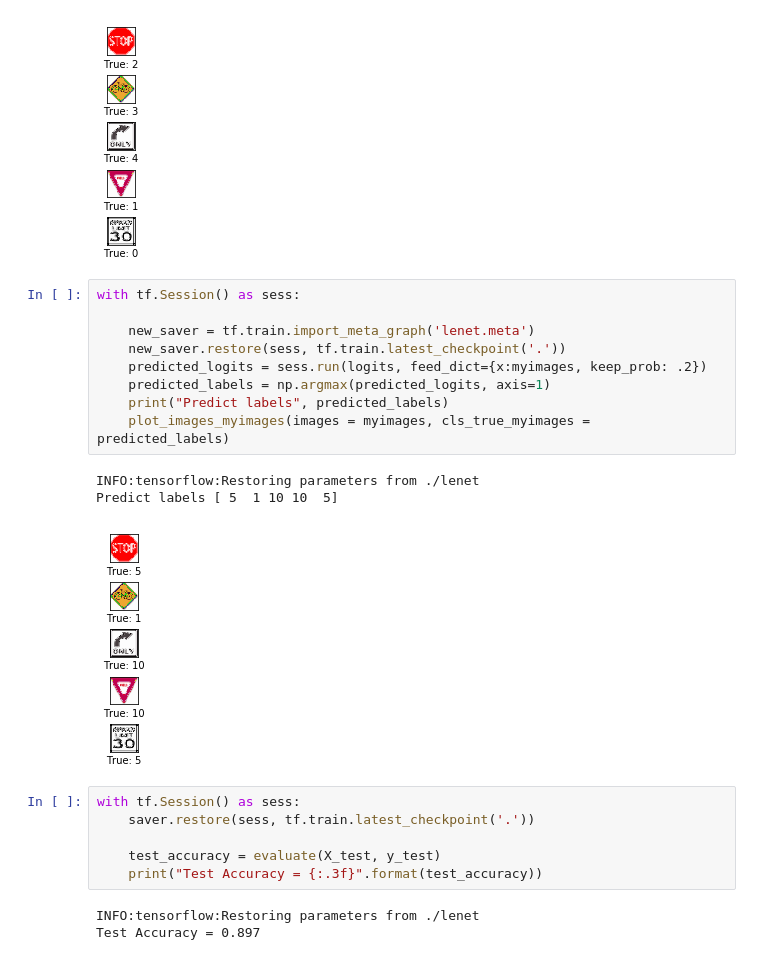
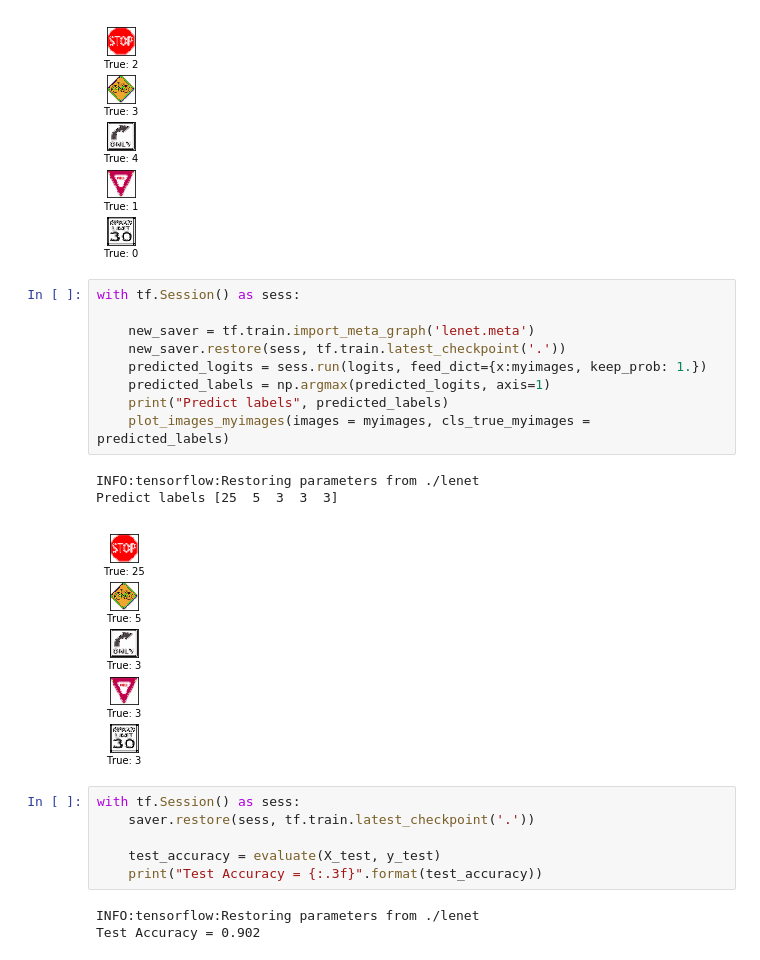
Before and after one commit to rm51/sdc_project2, a Jupyter notebook: traffic_signs_classifier_lenet.ipynb, the cells around one changed output. Saved outputs shown, nothing was run; the diff lists cells and outputs as text.

Commit message:
Changed dropout to 1.0 for my images

```diff
--- a/traffic_signs_classifier_lenet.ipynb
+++ b/traffic_signs_classifier_lenet.ipynb
@@ -421,16 +421,16 @@ plot_images_myimages(images = myimages, cls_true_myimages = cls_true_myimages)
 # %%
 with tf.Session() as sess:
 
     new_saver = tf.train.import_meta_graph('lenet.meta')
     new_saver.restore(sess, tf.train.latest_checkpoint('.'))
-    predicted_logits = sess.run(logits, feed_dict={x:myimages, keep_prob: .2})
+    predicted_logits = sess.run(logits, feed_dict={x:myimages, keep_prob: 1.})
     predicted_labels = np.argmax(predicted_logits, axis=1)
     print("Predict labels", predicted_labels)
     plot_images_myimages(images = myimages, cls_true_myimages = predicted_labels)
 # %% [output]
 INFO:tensorflow:Restoring parameters from ./lenet
-Predict labels [ 5  1 10 10  5]
+Predict labels [25  5  3  3  3]
-[figure, old version]
+[figure, new version]
 # %%
 with tf.Session() as sess:
     saver.restore(sess, tf.train.latest_checkpoint('.'))
@@ -439,4 +439,4 @@ with tf.Session() as sess:
     print("Test Accuracy = {:.3f}".format(test_accuracy))
 # %% [output]
 INFO:tensorflow:Restoring parameters from ./lenet
-Test Accuracy = 0.897
+Test Accuracy = 0.902
```
Also changed, not shown: parts of 2 cells of this notebook.
